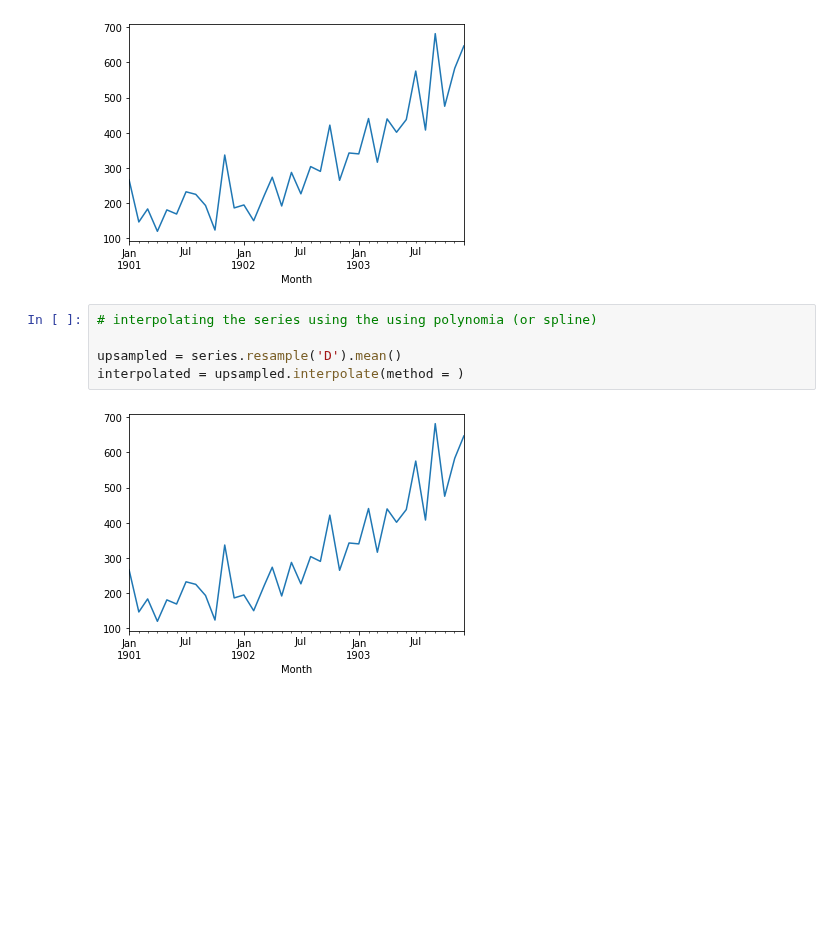
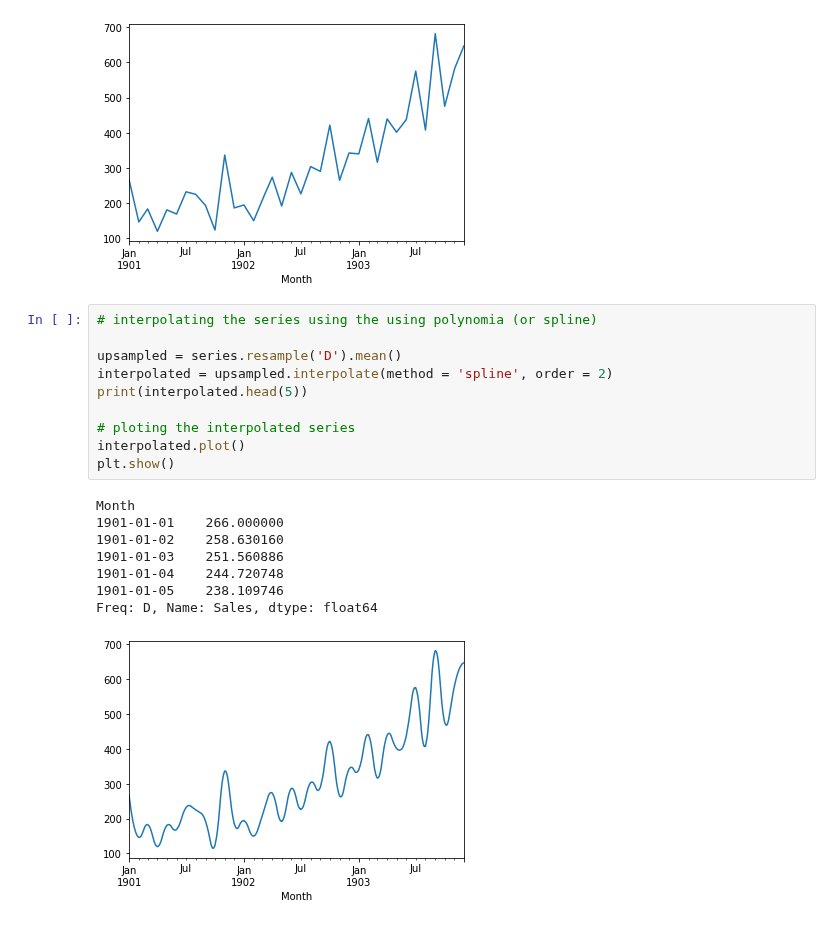
Before and after one commit to ayosamobitade/Time-Series-Analytic-Projects, a Jupyter notebook: Shampoo Sales/Shampoo Sales.ipynb, the cells around one changed output. Drawn from its saved outputs; the diff is of its cells as text; blank space fills up the shorter version.

```diff
--- a/Shampoo Sales/Shampoo Sales.ipynb
+++ b/Shampoo Sales/Shampoo Sales.ipynb
@@ -82,7 +82,19 @@ Freq: D, Name: Sales, dtype: float64
 # %%
 # interpolating the series using the using polynomia (or spline)
 
 upsampled = series.resample('D').mean()
-interpolated = upsampled.interpolate(method = )
+interpolated = upsampled.interpolate(method = 'spline', order = 2)
+print(interpolated.head(5))
+
+# ploting the interpolated series
+interpolated.plot()
+plt.show()
 # %% [output]
+Month
+1901-01-01    266.000000
+1901-01-02    258.630160
+1901-01-03    251.560886
+1901-01-04    244.720748
+1901-01-05    238.109746
+Freq: D, Name: Sales, dtype: float64
-[figure, old version]
+[figure, new version]
```
Also changed, not shown: parts of 2 cells of this notebook.
